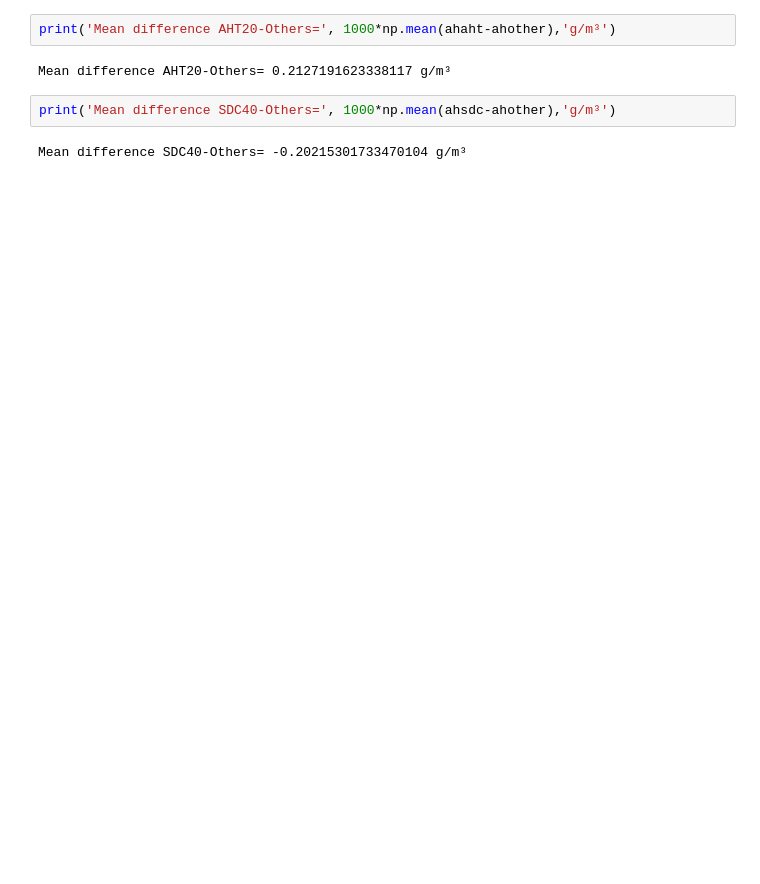
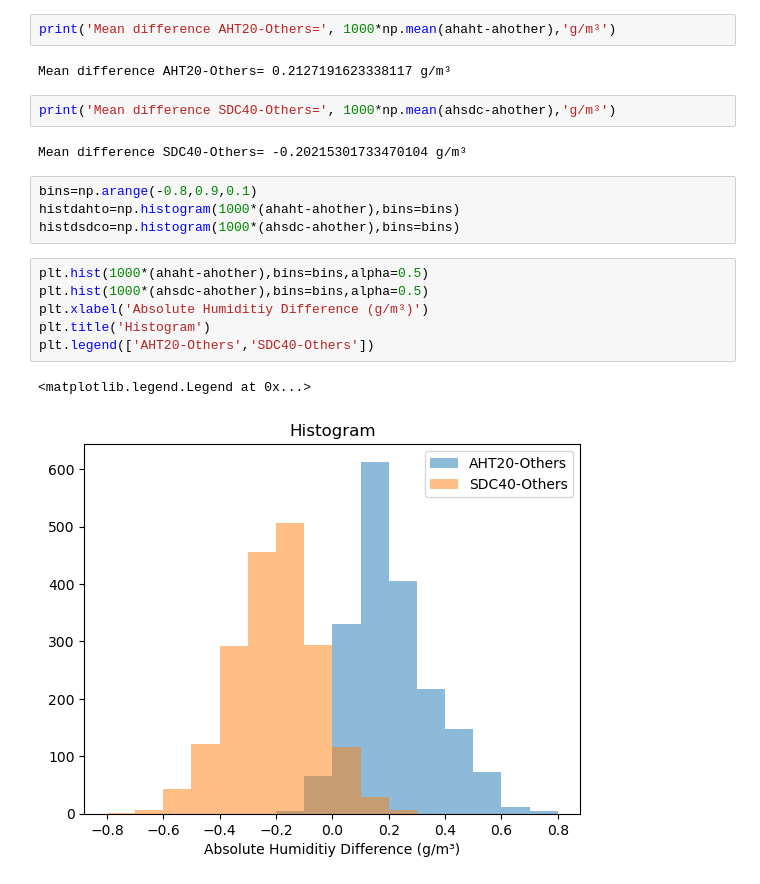
Before and after one commit to rercek/Q_sensor-review, a Jupyter notebook: src/analyze.ipynb, the cells around one changed output. Saved outputs shown, nothing was run; the diff lists cells and outputs as text; blank space fills up the shorter version.

```diff
--- a/src/analyze.ipynb
+++ b/src/analyze.ipynb
@@ -97,3 +97,16 @@ Mean difference AHT20-Others= 0.2127191623338117 g/m³
 print('Mean difference SDC40-Others=', 1000*np.mean(ahsdc-ahother),'g/m³')
 # %% [output]
 Mean difference SDC40-Others= -0.20215301733470104 g/m³
+# %%
+bins=np.arange(-0.8,0.9,0.1)
+histdahto=np.histogram(1000*(ahaht-ahother),bins=bins)
+histdsdco=np.histogram(1000*(ahsdc-ahother),bins=bins)
+# %%
+plt.hist(1000*(ahaht-ahother),bins=bins,alpha=0.5)
+plt.hist(1000*(ahsdc-ahother),bins=bins,alpha=0.5)
+plt.xlabel('Absolute Humiditiy Difference (g/m³)')
+plt.title('Histogram')
+plt.legend(['AHT20-Others','SDC40-Others'])
+# %% [output]
+<matplotlib.legend.Legend at 0x...>
+[figure, added]
```
Also changed, not shown: parts of 3 cells of this notebook, 1 other file.
